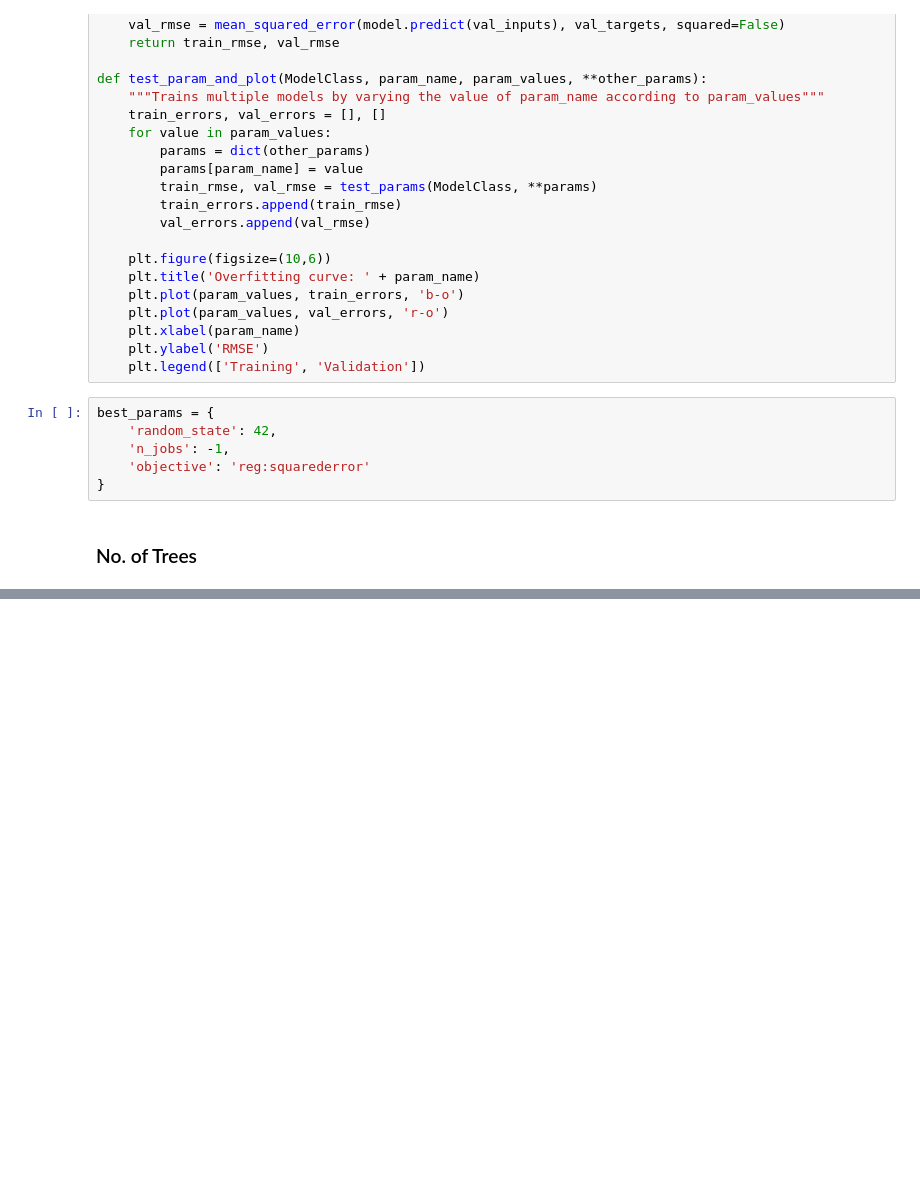
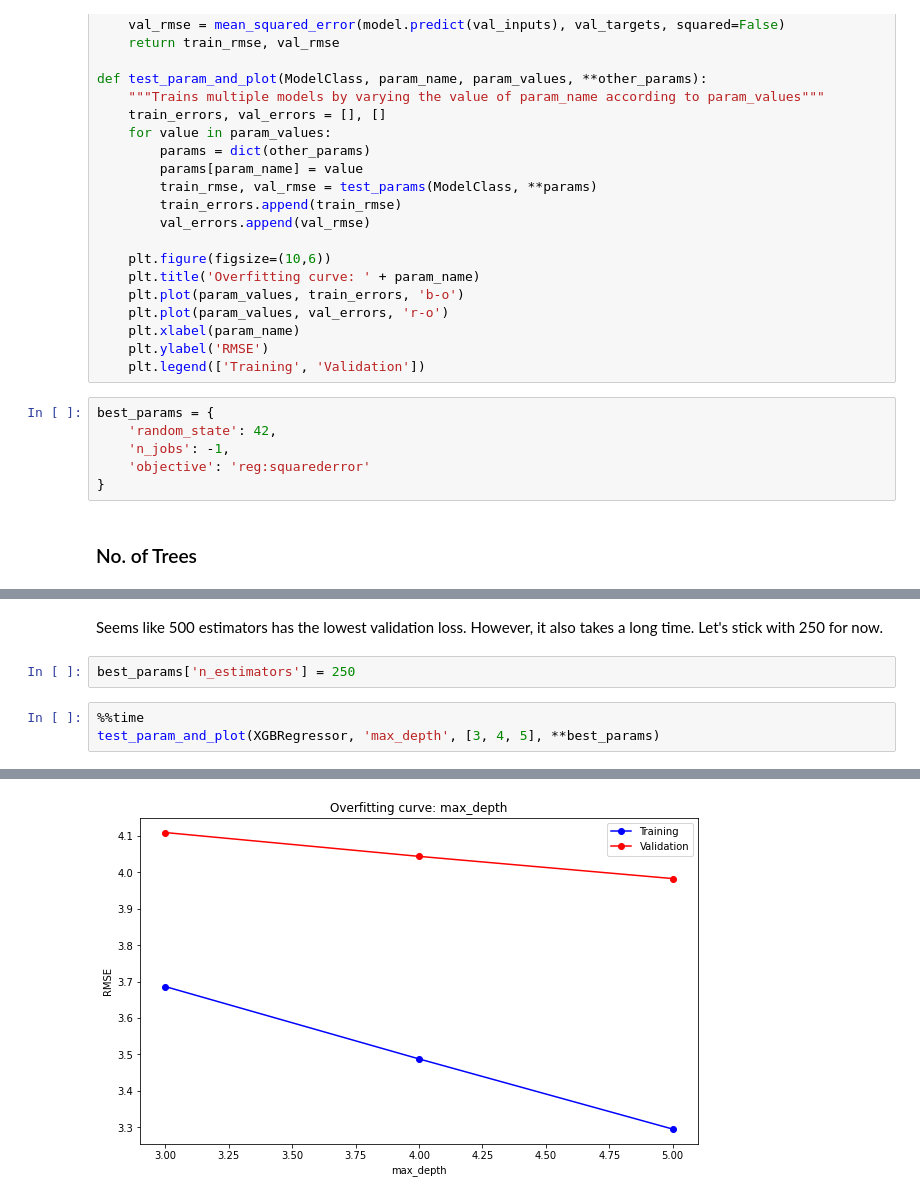
Before and after one commit to Abhinav-abhi/TSSpython_20b090002, a Jupyter notebook: Taxifairprediction.ipynb, the cells around one changed output, grey strips where cells are left out. Saved outputs shown, nothing was run; the diff lists cells and outputs as text; blank space fills up the shorter version.

```diff
--- a/Taxifairprediction.ipynb
+++ b/Taxifairprediction.ipynb
@@ -1015,0 +1019,8 @@ test_param_and_plot(XGBRegressor, 'n_estimators', [100, 250, 500], **best_params
+# %% [markdown]
+Seems like 500 estimators has the lowest validation loss. However, it also takes a long time. Let's stick with 250 for now.
+# %%
+best_params['n_estimators'] = 250
+# %%
+%%time
+test_param_and_plot(XGBRegressor, 'max_depth', [3, 4, 5], **best_params)
+# %% [output]
@@ -1015,0 +1029 @@ test_param_and_plot(XGBRegressor, 'n_estimators', [100, 250, 500], **best_params
+[figure, added]
```
Also changed, not shown: parts of 10 cells of this notebook.
